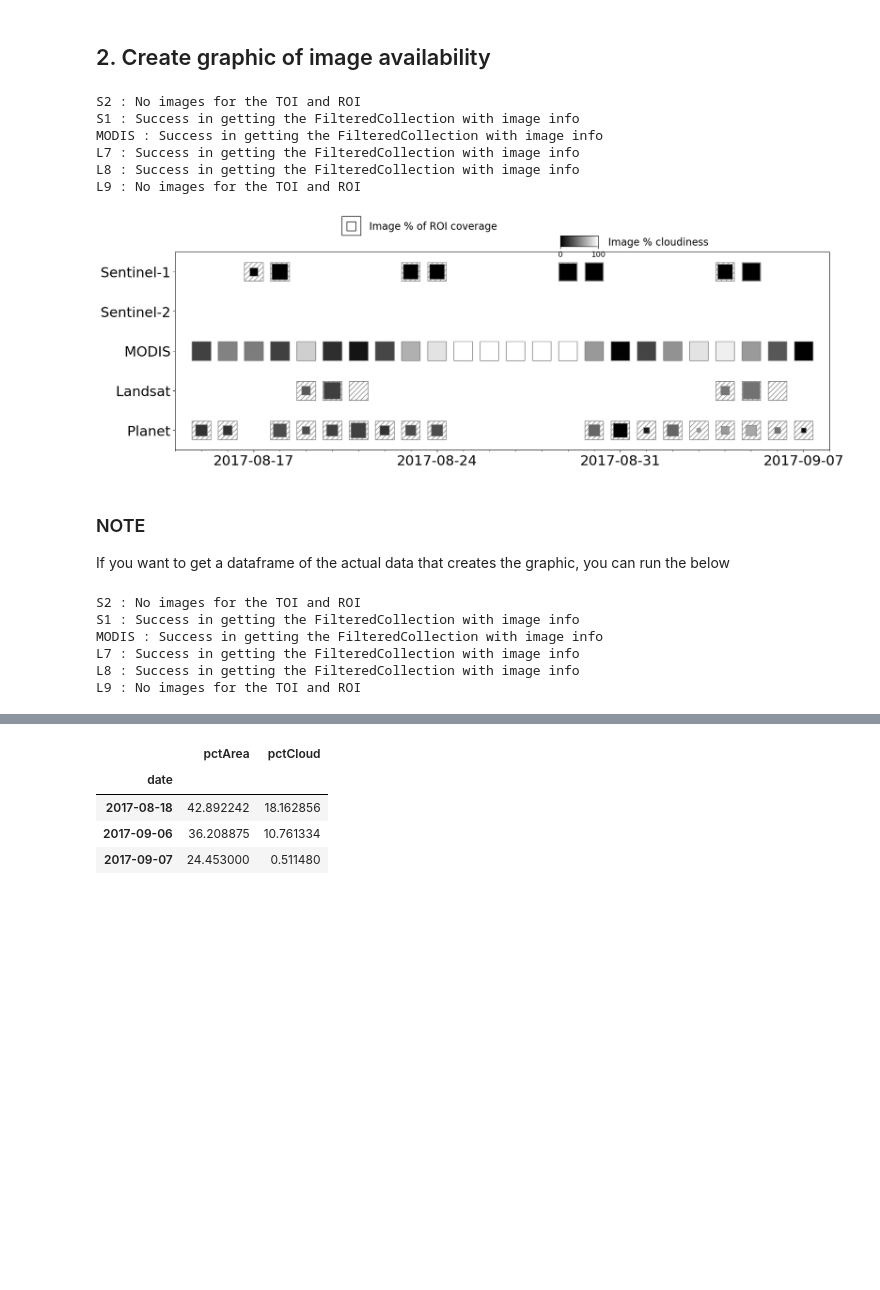
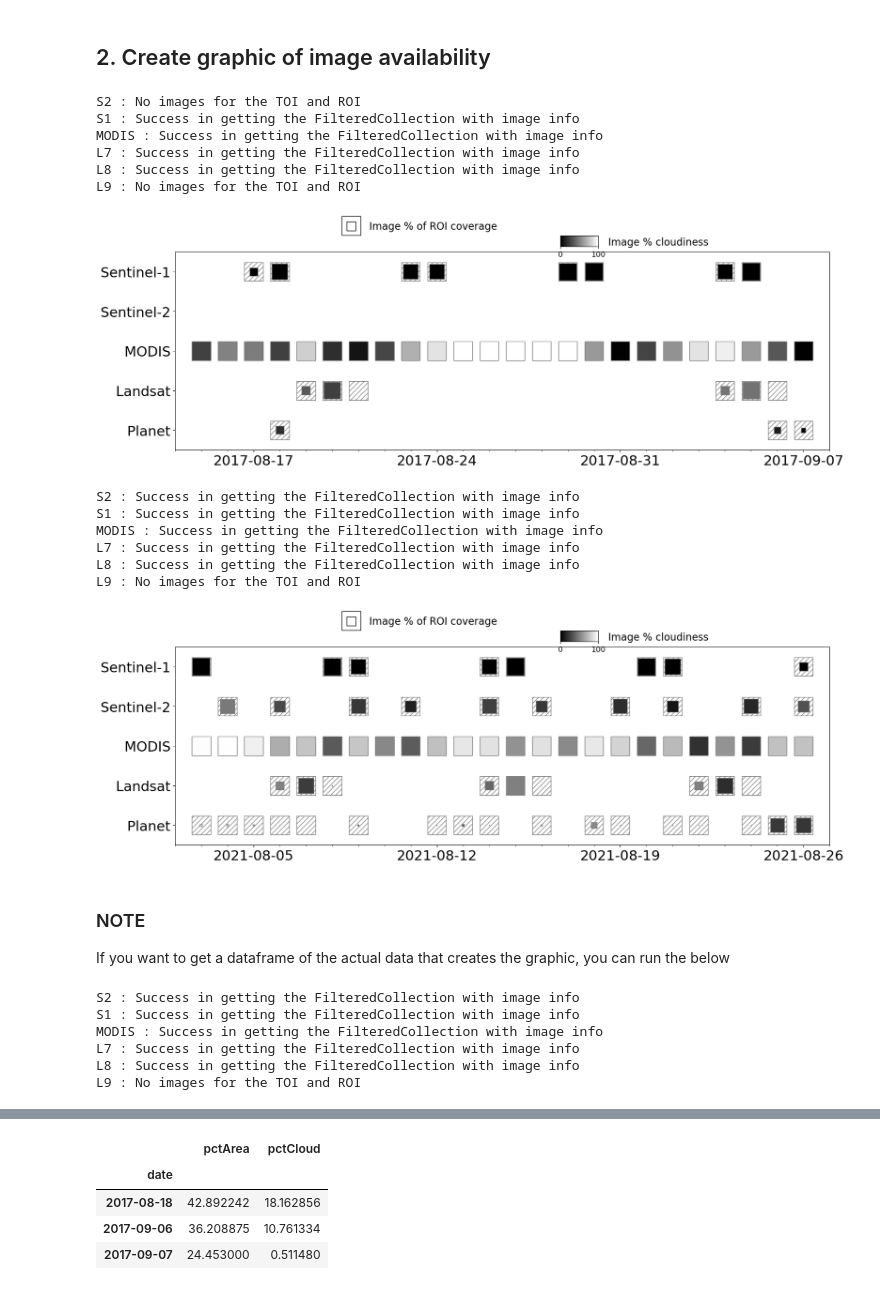
Before and after one commit to Tellman-lab/satelliteImageAvailability, a Jupyter notebook: createImageAvailabilityGraphic.ipynb, the cells around one changed output, grey strips where cells are left out. Saved outputs shown, nothing was run; the diff lists cells and outputs as text; code cells hidden in the pictures; blank space fills up the shorter version.

Commit message:
updated to search multiple dates and rois

```diff
--- a/createImageAvailabilityGraphic.ipynb
+++ b/createImageAvailabilityGraphic.ipynb
@@ -39,14 +39,14 @@ ee.Initialize()
 ### Region of Interest
 # %%
 # Define the region of interest - using shapefile for Rio_Grande
-roi_orig = ee.FeatureCollection("users/alex-saunders/houston") # will need to upload shapefile to assets in your own GEE account, or we switch this for shapefile to reside in a earth engine cloud project
+roi = ee.FeatureCollection("users/alex-saunders/houston") # will need to upload shapefile to assets in your own GEE account, or we switch this for shapefile to reside in a earth engine cloud project
 
 # Dissolve to one element
-roi = ee.FeatureCollection(roi_orig.geometry().dissolve())
+roiDissolved = ee.FeatureCollection(roi_orig.geometry().dissolve())
 
 # Get number of elements in the region of interest file (e.g., could have multiple watersheds / admin areas in the same shapefile)
-n_orig = roi_orig.size().getInfo()
 n = roi.size().getInfo()
+nDissolved = roiDissolved.size().getInfo()
 # %% [markdown]
 ### Time of interest
 Currently define the "central date" you want to look for and the number of days either side.
@@ -56,7 +56,7 @@ If preferred can manually specify start and end date as strings in correct forma
 Can provide multiple dates and multiple images will be created.
 # %%
 # Define the dates of interest and the number of days either side of the target date for whcih to create the visualization
-dates = ['8/27/2017'] # add multiple to search for multiple time periods at once
+dates = ['8/27/2017', '8/15/2021'] # add multiple to search for multiple time periods at once
 dates = [datetime.datetime.strptime(item,'%m/%d/%Y') for item in dates]
 daysBeforeAfter = 12 # days
 # %% [markdown]
@@ -70,35 +76,42 @@ planetCSV = 'Z:/media/mule/users/alexsaunders/FloodJusticeData/planet/houston.cs
 # Loop through event dates
 for date in dates:
 
     # Loop through elements of the ROI (if more than one, otherwise will just create a single output for the single ROI)
     for k in range(n):
 
         # Get geometry as geometry format, from the Feature Collection
         geometry = ee.Feature(roi.toList(n).get(k)).geometry()
 
         # Create start and end date in required format for GEE search
         startDateStr = (date - timedelta(days=daysBeforeAfter)).strftime('%Y-%m-%d')
         endDateStr = (date + timedelta(days=daysBeforeAfter)).strftime('%Y-%m-%d')
 
         # If you want to use manually defined start and end rather than a central date with a days before / after, specify as string instead
         # startDateStr = '2017-08-01'
         # endDateStr = '2017-09-01'
 
         # Create figure
         # fig = viz.showImageAvailability(startDateStr, endDateStr, geometry, 'PLAK4ce6a11d243242cbb977d14fd9f456ab', planetCSV=None)
-        fig = viz.showImageAvailability(startDateStr, endDateStr, geometry, 'PLAK4ce6a11d243242cbb977d14fd9f456ab', planetCSV=planetCSV) # use enter location of Planet csv file if want to include it
+        fig = viz.showImageAvailability(startDateStr, endDateStr, geometry, 'PLAK4ce6a11d243242cbb977d14fd9f456ab', planetCSV=None) # use enter location of Planet csv file if want to include it
         # Planet API key: PLAK4ce6a11d243242cbb977d14fd9f456ab
 
         # Save figure to png
         fig.savefig('imageAvailabilityFigure.png')
 # %% [output]
 S2 : No images for the TOI and ROI
 S1 : Success in getting the FilteredCollection with image info
 MODIS : Success in getting the FilteredCollection with image info
 L7 : Success in getting the FilteredCollection with image info
 L8 : Success in getting the FilteredCollection with image info
 L9 : No images for the TOI and ROI
-[figure, old version]
+[figure, new version]
+S2 : Success in getting the FilteredCollection with image info
+S1 : Success in getting the FilteredCollection with image info
+MODIS : Success in getting the FilteredCollection with image info
+L7 : Success in getting the FilteredCollection with image info
+L8 : Success in getting the FilteredCollection with image info
+L9 : No images for the TOI and ROI
+[figure, added]
 # %% [markdown]
 ### NOTE
 If you want to get a dataframe of the actual data that creates the graphic, you can run the below
@@ -106,7 +119,7 @@ If you want to get a dataframe of the actual data that creates the graphic, you
 # Get dataframes of info
 date_list_df, sentinel2_df, sentinel1_df, modis_terra_df, landsat7_df, landsat8_df, landsat9_df, PlanetInfoDF = info.GetDataFrames(startDateStr, endDateStr, geometry, 'PLAK4ce6a11d243242cbb977d14fd9f456ab')
 # %% [output]
-S2 : No images for the TOI and ROI
+S2 : Success in getting the FilteredCollection with image info
 S1 : Success in getting the FilteredCollection with image info
 MODIS : Success in getting the FilteredCollection with image info
 L7 : Success in getting the FilteredCollection with image info
```
Also changed, not shown: parts of 5 cells of this notebook, 2 other files.
